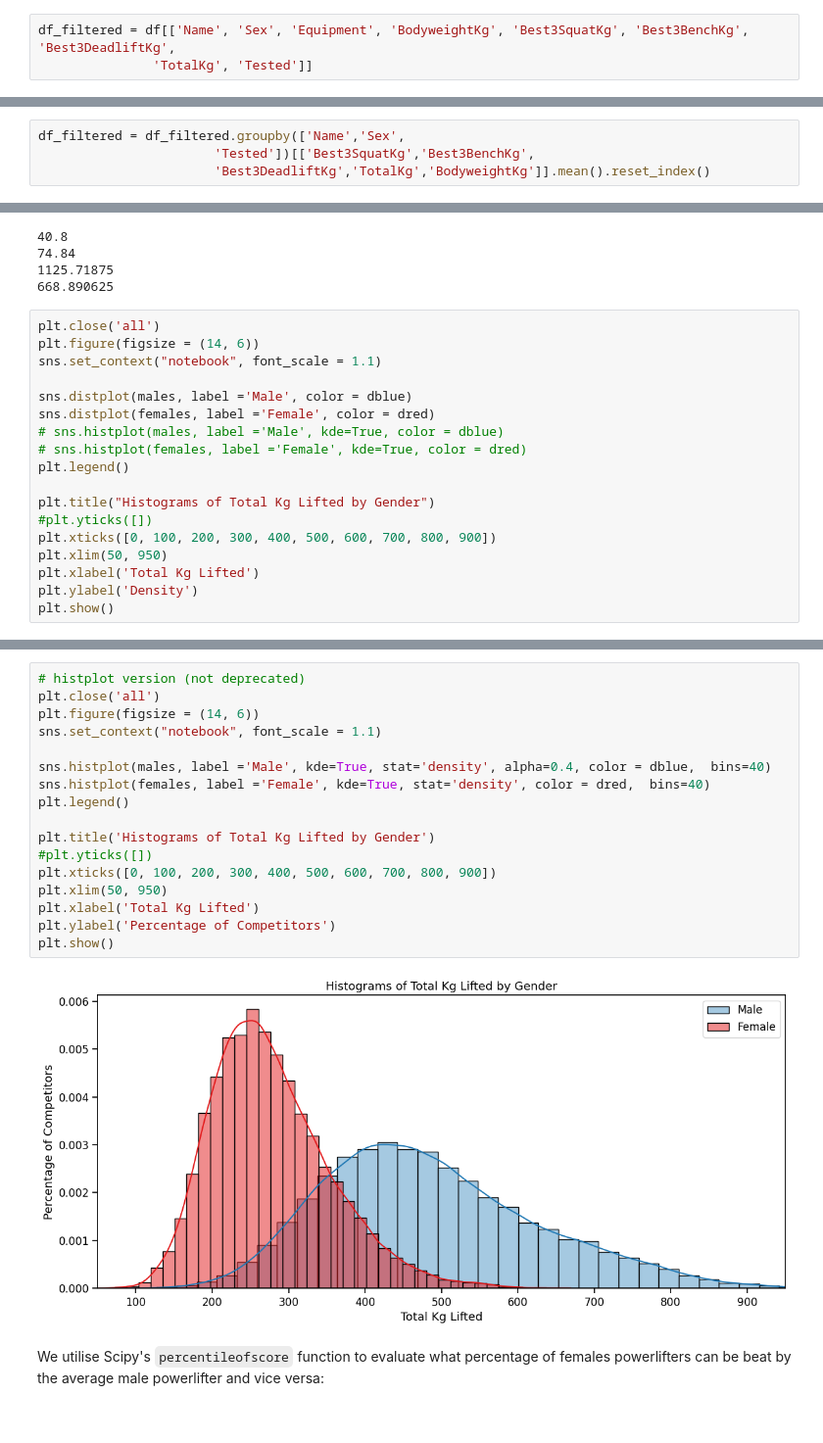
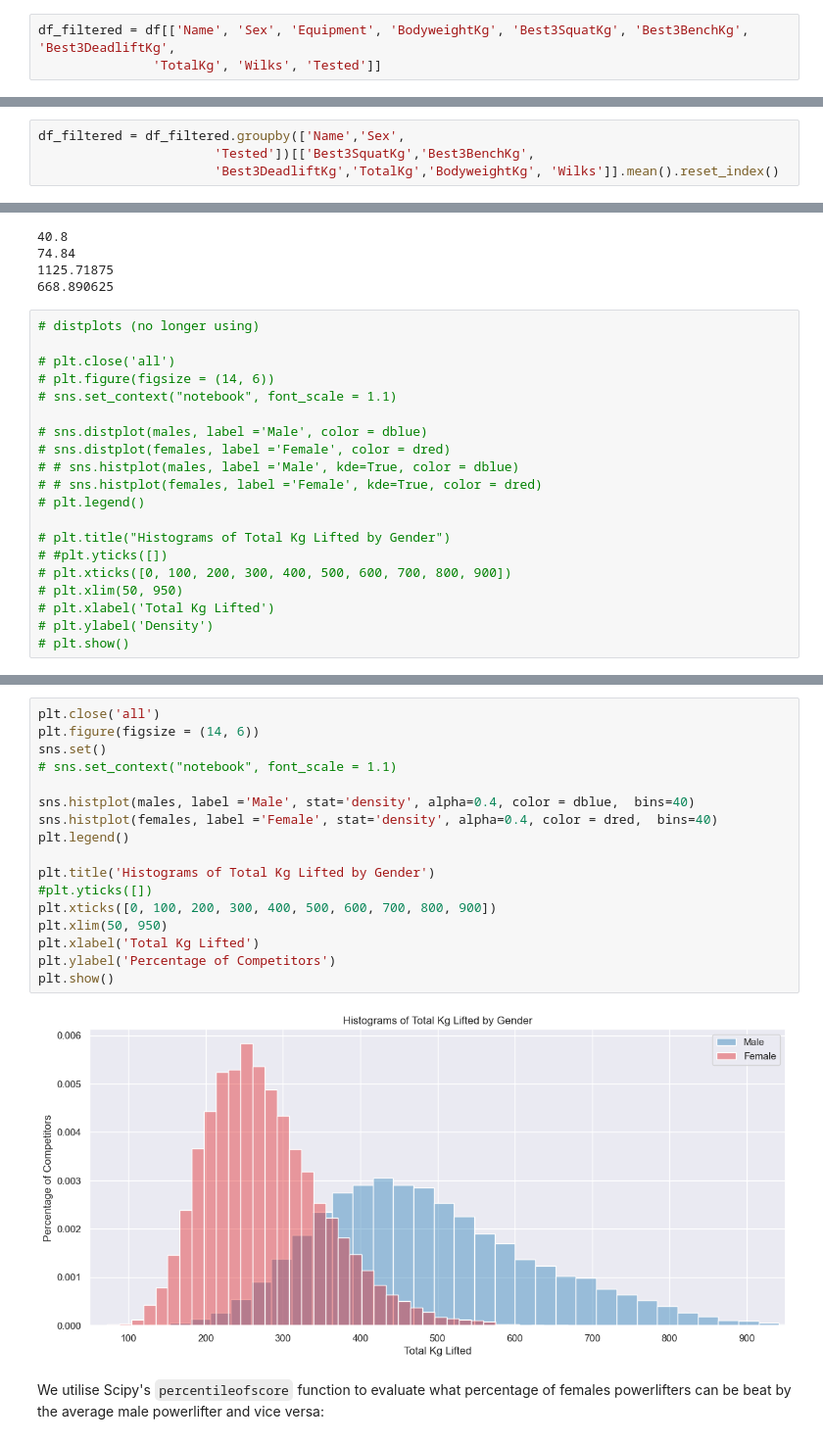
Before and after one commit to AmeerAliSaleem/powerlifting, a Jupyter notebook: Powerlifting_battle_of_the_genders.ipynb, the cells around one changed output, grey strips where cells are left out. Shown: that part at 98% size. Cells and saved outputs as stored; diff of their text form.

```diff
--- a/Powerlifting_battle_of_the_genders.ipynb
+++ b/Powerlifting_battle_of_the_genders.ipynb
@@ -32,7 +32,7 @@ df.head()
 5 rows × 37 columns
 # %%
 df_filtered = df[['Name', 'Sex', 'Equipment', 'BodyweightKg', 'Best3SquatKg', 'Best3BenchKg', 'Best3DeadliftKg',
-               'TotalKg', 'Tested']]
+               'TotalKg', 'Wilks', 'Tested']]
 # %%
 df_filtered.head()
 # %% [output]
@@ -87,7 +87,7 @@ We have competitors with more than one entry in the dataset. This could be due t
 # %%
 df_filtered = df_filtered.groupby(['Name','Sex',
                        'Tested'])[['Best3SquatKg','Best3BenchKg',
-                       'Best3DeadliftKg','TotalKg','BodyweightKg']].mean().reset_index()
+                       'Best3DeadliftKg','TotalKg','BodyweightKg', 'Wilks']].mean().reset_index()
 # %%
 print(len(df_filtered))
 # remove rows with missing values
@@ -175,20 +175,22 @@ print(max(females))
 1125.71875
 668.890625
 # %%
-plt.close('all')
-plt.figure(figsize = (14, 6))
-sns.set_context("notebook", font_scale = 1.1)
+# distplots (no longer using)
 
-sns.distplot(males, label ='Male', color = dblue)
-sns.distplot(females, label ='Female', color = dred)
-# sns.histplot(males, label ='Male', kde=True, color = dblue)
-# sns.histplot(females, label ='Female', kde=True, color = dred)
-plt.legend()
+# plt.close('all')
+# plt.figure(figsize = (14, 6))
+# sns.set_context("notebook", font_scale = 1.1)
 
-plt.title("Histograms of Total Kg Lifted by Gender")
-#plt.yticks([])
-plt.xticks([0, 100, 200, 300, 400, 500, 600, 700, 800, 900])
-plt.xlim(50, 950)
-plt.xlabel('Total Kg Lifted')
-plt.ylabel('Density')
-plt.show()
+# sns.distplot(males, label ='Male', color = dblue)
+# sns.distplot(females, label ='Female', color = dred)
+# # sns.histplot(males, label ='Male', kde=True, color = dblue)
+# # sns.histplot(females, label ='Female', kde=True, color = dred)
+# plt.legend()
+
+# plt.title("Histograms of Total Kg Lifted by Gender")
+# #plt.yticks([])
+# plt.xticks([0, 100, 200, 300, 400, 500, 600, 700, 800, 900])
+# plt.xlim(50, 950)
+# plt.xlabel('Total Kg Lifted')
+# plt.ylabel('Density')
+# plt.show()
@@ -216,22 +197,22 @@ https://gist.github.com/mwaskom/de44147ed2974457ad6372750bbe5751
 # %%
-# histplot version (not deprecated)
 plt.close('all')
 plt.figure(figsize = (14, 6))
-sns.set_context("notebook", font_scale = 1.1)
+sns.set()
+# sns.set_context("notebook", font_scale = 1.1)
 
-sns.histplot(males, label ='Male', kde=True, stat='density', alpha=0.4, color = dblue,  bins=40)
-sns.histplot(females, label ='Female', kde=True, stat='density', color = dred,  bins=40)
+sns.histplot(males, label ='Male', stat='density', alpha=0.4, color = dblue,  bins=40)
+sns.histplot(females, label ='Female', stat='density', alpha=0.4, color = dred,  bins=40)
 plt.legend()
 
 plt.title('Histograms of Total Kg Lifted by Gender')
 #plt.yticks([])
 plt.xticks([0, 100, 200, 300, 400, 500, 600, 700, 800, 900])
 plt.xlim(50, 950)
 plt.xlabel('Total Kg Lifted')
 plt.ylabel('Percentage of Competitors')
 plt.show()
 # %% [output]
-[figure, old version]
+[figure, new version]
 # %% [markdown]
 We utilise Scipy's `percentileofscore` function to evaluate what percentage of females powerlifters can be beat by the average male powerlifter and vice versa:
 # %%
```
Also changed, not shown: parts of 11 cells of this notebook.
